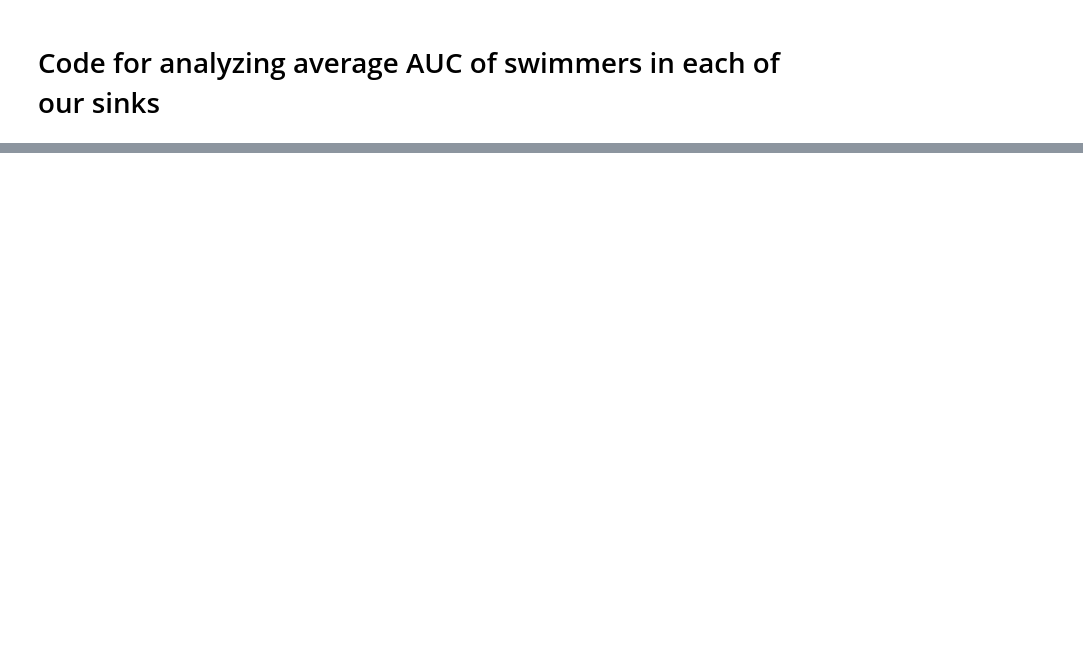
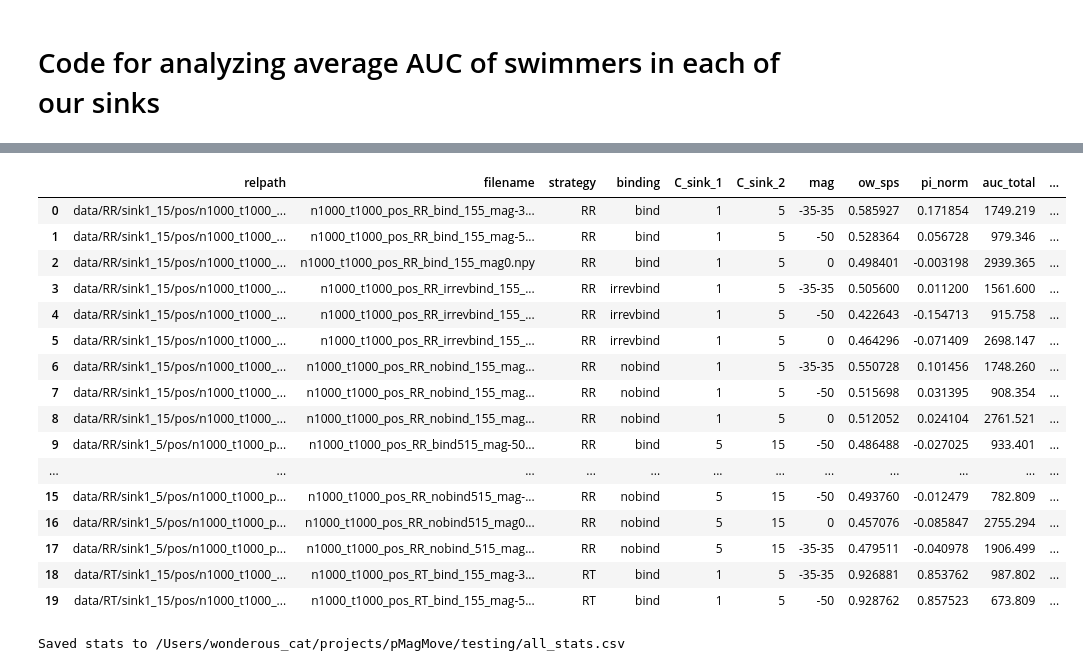
Before and after one commit to alabbasm/pMagMove, a Jupyter notebook: testing/02_AUC.ipynb, the cells around one changed output, grey strips where cells are left out. Saved outputs shown, nothing was run; the diff lists cells and outputs as text; code cells hidden in the pictures; blank space fills up the shorter version.

```diff
--- a/testing/02_AUC.ipynb
+++ b/testing/02_AUC.ipynb
@@ -445,0 +550,45 @@ plot_sink_proportions_separate(props, names, dt=1.0, cols=2)
+# %%
+# Display and optionally save the assembled DataFrame
+pd.set_option('display.max_columns', None)
+
+if 'mag' in df_all.columns:
+	def parse_mag_to_tuple(m):
+		try:
+			if isinstance(m, str) and m:
+				parts = [float(x) for x in m.replace('uT','').split('-') if x!='']
+				return parts
+			return None
+		except Exception:
+			return None
+	df_all['mag_components'] = df_all['mag'].apply(parse_mag_to_tuple)
+
+front = [c for c in ['relpath','filename','strategy','binding','C_sink_1','C_sink_2','mag','ow_sps','pi_norm','auc_total','w_max','t_peak_w','t_half_w','t_60'] if c in df_all.columns]
+cols = front + [c for c in df_all.columns if c not in front]
+df_all = df_all[cols]
+
+display(df_all.head(20))
+
+# Save to CSV next to this notebook
+from pathlib import Path
+out_csv = str(Path.cwd() / "all_stats.csv")
+df_all.to_csv(out_csv, index=False)
+print(f"Saved stats to {out_csv}")
+# %% [output]
+|  | relpath | filename | strategy | binding | C_sink_1 | C_sink_2 | mag | ow_sps | pi_norm | auc_total | ... |
+| 0 | data/RR/sink1_15/pos/n1000_t1000_... | n1000_t1000_pos_RR_bind_155_mag-3... | RR | bind | 1 | 5 | -35-35 | 0.585927 | 0.171854 | 1749.219 | ... |
+| 1 | data/RR/sink1_15/pos/n1000_t1000_... | n1000_t1000_pos_RR_bind_155_mag-5... | RR | bind | 1 | 5 | -50 | 0.528364 | 0.056728 | 979.346 | ... |
+| 2 | data/RR/sink1_15/pos/n1000_t1000_... | n1000_t1000_pos_RR_bind_155_mag0.npy | RR | bind | 1 | 5 | 0 | 0.498401 | -0.003198 | 2939.365 | ... |
+| 3 | data/RR/sink1_15/pos/n1000_t1000_... | n1000_t1000_pos_RR_irrevbind_155_... | RR | irrevbind | 1 | 5 | -35-35 | 0.505600 | 0.011200 | 1561.600 | ... |
+| 4 | data/RR/sink1_15/pos/n1000_t1000_... | n1000_t1000_pos_RR_irrevbind_155_... | RR | irrevbind | 1 | 5 | -50 | 0.422643 | -0.154713 | 915.758 | ... |
+| 5 | data/RR/sink1_15/pos/n1000_t1000_... | n1000_t1000_pos_RR_irrevbind_155_... | RR | irrevbind | 1 | 5 | 0 | 0.464296 | -0.071409 | 2698.147 | ... |
+| 6 | data/RR/sink1_15/pos/n1000_t1000_... | n1000_t1000_pos_RR_nobind_155_mag... | RR | nobind | 1 | 5 | -35-35 | 0.550728 | 0.101456 | 1748.260 | ... |
+| 7 | data/RR/sink1_15/pos/n1000_t1000_... | n1000_t1000_pos_RR_nobind_155_mag... | RR | nobind | 1 | 5 | -50 | 0.515698 | 0.031395 | 908.354 | ... |
+| 8 | data/RR/sink1_15/pos/n1000_t1000_... | n1000_t1000_pos_RR_nobind_155_mag... | RR | nobind | 1 | 5 | 0 | 0.512052 | 0.024104 | 2761.521 | ... |
+| 9 | data/RR/sink1_5/pos/n1000_t1000_p... | n1000_t1000_pos_RR_bind515_mag-50... | RR | bind | 5 | 15 | -50 | 0.486488 | -0.027025 | 933.401 | ... |
+| ... | ... | ... | ... | ... | ... | ... | ... | ... | ... | ... | ... |
+| 15 | data/RR/sink1_5/pos/n1000_t1000_p... | n1000_t1000_pos_RR_nobind515_mag-... | RR | nobind | 5 | 15 | -50 | 0.493760 | -0.012479 | 782.809 | ... |
+| 16 | data/RR/sink1_5/pos/n1000_t1000_p... | n1000_t1000_pos_RR_nobind515_mag0... | RR | nobind | 5 | 15 | 0 | 0.457076 | -0.085847 | 2755.294 | ... |
+| 17 | data/RR/sink1_5/pos/n1000_t1000_p... | n1000_t1000_pos_RR_nobind_515_mag... | RR | nobind | 5 | 15 | -35-35 | 0.479511 | -0.040978 | 1906.499 | ... |
+| 18 | data/RT/sink1_15/pos/n1000_t1000_... | n1000_t1000_pos_RT_bind_155_mag-3... | RT | bind | 1 | 5 | -35-35 | 0.926881 | 0.853762 | 987.802 | ... |
+| 19 | data/RT/sink1_15/pos/n1000_t1000_... | n1000_t1000_pos_RT_bind_155_mag-5... | RT | bind | 1 | 5 | -50 | 0.928762 | 0.857523 | 673.809 | ... |
+Saved stats to /Users/wonderous_cat/projects/pMagMove/testing/all_stats.csv
```
Also changed, not shown: parts of 20 cells of this notebook, 8 other files.
